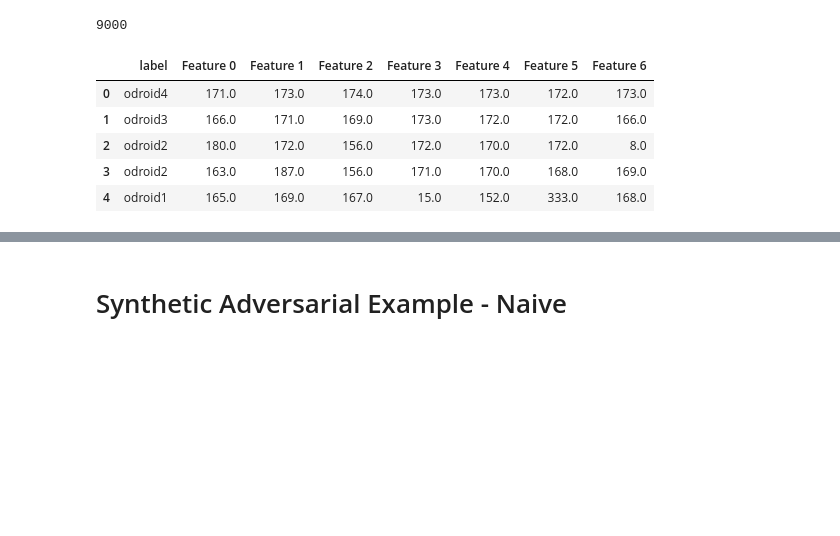
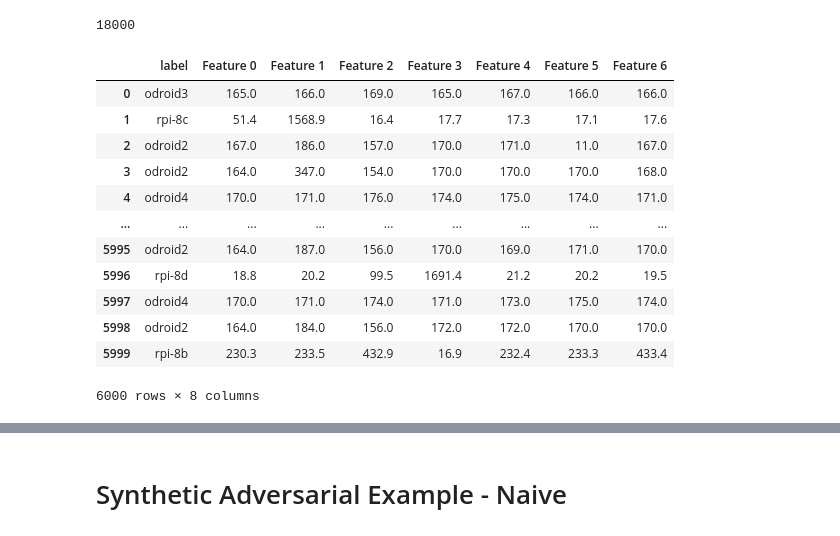
Before and after one commit to brite3001/IoT-GPU-ID, a Jupyter notebook: Experiment 2 - Spoofing Attack Detection/naive_attacker.ipynb, the cells around one changed output, grey strips where cells are left out. Cells and saved outputs as stored; diff of their text form; code cells hidden in the pictures; blank space fills up the shorter version.

```diff
--- a/Experiment 2 - Spoofing Attack Detection/naive_attacker.ipynb
+++ b/Experiment 2 - Spoofing Attack Detection/naive_attacker.ipynb
@@ -16,21 +18,28 @@ rpi8b = pd.read_csv("https://raw.githubusercontent.com/brite3001/drawnapart/mast
 rpi8c = pd.read_csv("https://raw.githubusercontent.com/brite3001/drawnapart/master/onscreen/rpi-8c_chrome_onscreen.csv")
 rpi8d = pd.read_csv("https://raw.githubusercontent.com/brite3001/drawnapart/master/onscreen/rpi-8d_chrome_onscreen.csv")
 # %%
-df = pd.concat([odroid1[:1000], odroid2[:1000], odroid3[:1000], odroid4[:1000], rpi4a[:1000], rpi8a[:1000], rpi8b[:1000], rpi8c[:1000], rpi8d[:1000]])
-df = df.sample(frac=1, random_state=29).reset_index(drop=True)
+df = pd.concat([odroid1[:2000], odroid2[:2000], odroid3[:2000], odroid4[:2000], rpi4a[:2000], rpi8a[:2000], rpi8b[:2000], rpi8c[:2000], rpi8d[:2000]])
+df = df.sample(frac=1).reset_index(drop=True)
 # %%
 len(df)
 # %% [output]
-9000
+18000
 # %%
-train_data = df.head(8000)
-test_data = df.tail(1000)
+train_data = df.head(6000)
+test_data = df.tail(12000)
 # %%
-train_data.head()
+train_data
 # %% [output]
 |  | label | Feature 0 | Feature 1 | Feature 2 | Feature 3 | Feature 4 | Feature 5 | Feature 6 |
-| 0 | odroid4 | 171.0 | 173.0 | 174.0 | 173.0 | 173.0 | 172.0 | 173.0 |
-| 1 | odroid3 | 166.0 | 171.0 | 169.0 | 173.0 | 172.0 | 172.0 | 166.0 |
-| 2 | odroid2 | 180.0 | 172.0 | 156.0 | 172.0 | 170.0 | 172.0 | 8.0 |
-| 3 | odroid2 | 163.0 | 187.0 | 156.0 | 171.0 | 170.0 | 168.0 | 169.0 |
-| 4 | odroid1 | 165.0 | 169.0 | 167.0 | 15.0 | 152.0 | 333.0 | 168.0 |
+| 0 | odroid3 | 165.0 | 166.0 | 169.0 | 165.0 | 167.0 | 166.0 | 166.0 |
+| 1 | rpi-8c | 51.4 | 1568.9 | 16.4 | 17.7 | 17.3 | 17.1 | 17.6 |
+| 2 | odroid2 | 167.0 | 186.0 | 157.0 | 170.0 | 171.0 | 11.0 | 167.0 |
+| 3 | odroid2 | 164.0 | 347.0 | 154.0 | 170.0 | 170.0 | 170.0 | 168.0 |
+| 4 | odroid4 | 170.0 | 171.0 | 176.0 | 174.0 | 175.0 | 174.0 | 171.0 |
+| ... | ... | ... | ... | ... | ... | ... | ... | ... |
+| 5995 | odroid2 | 164.0 | 187.0 | 156.0 | 170.0 | 169.0 | 171.0 | 170.0 |
+| 5996 | rpi-8d | 18.8 | 20.2 | 99.5 | 1691.4 | 21.2 | 20.2 | 19.5 |
+| 5997 | odroid4 | 170.0 | 171.0 | 174.0 | 171.0 | 173.0 | 175.0 | 174.0 |
+| 5998 | odroid2 | 164.0 | 184.0 | 156.0 | 172.0 | 172.0 | 170.0 | 170.0 |
+| 5999 | rpi-8b | 230.3 | 233.5 | 432.9 | 16.9 | 232.4 | 233.3 | 433.4 |
+6000 rows × 8 columns
```
Also changed, not shown: parts of 42 cells of this notebook, 7 other files.
